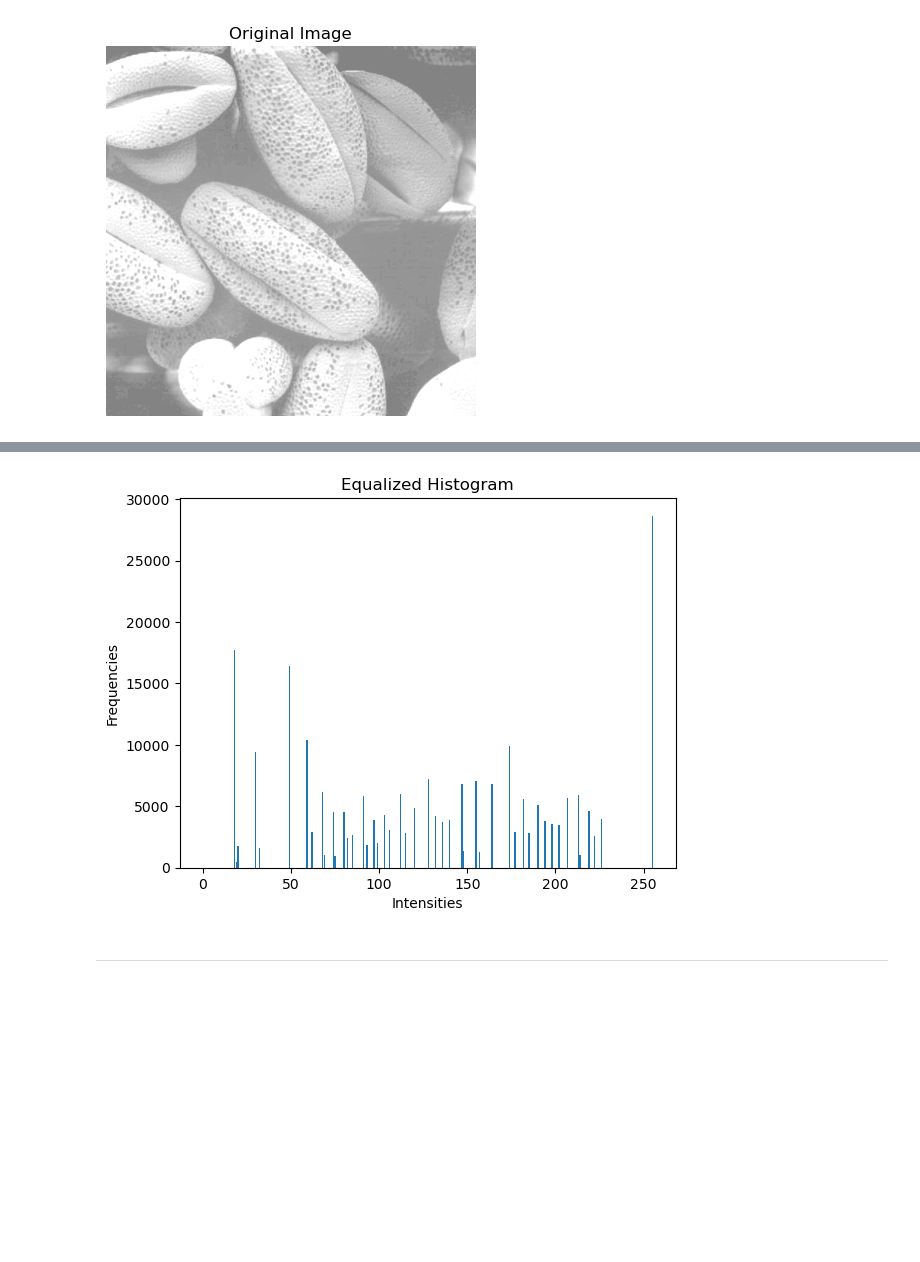
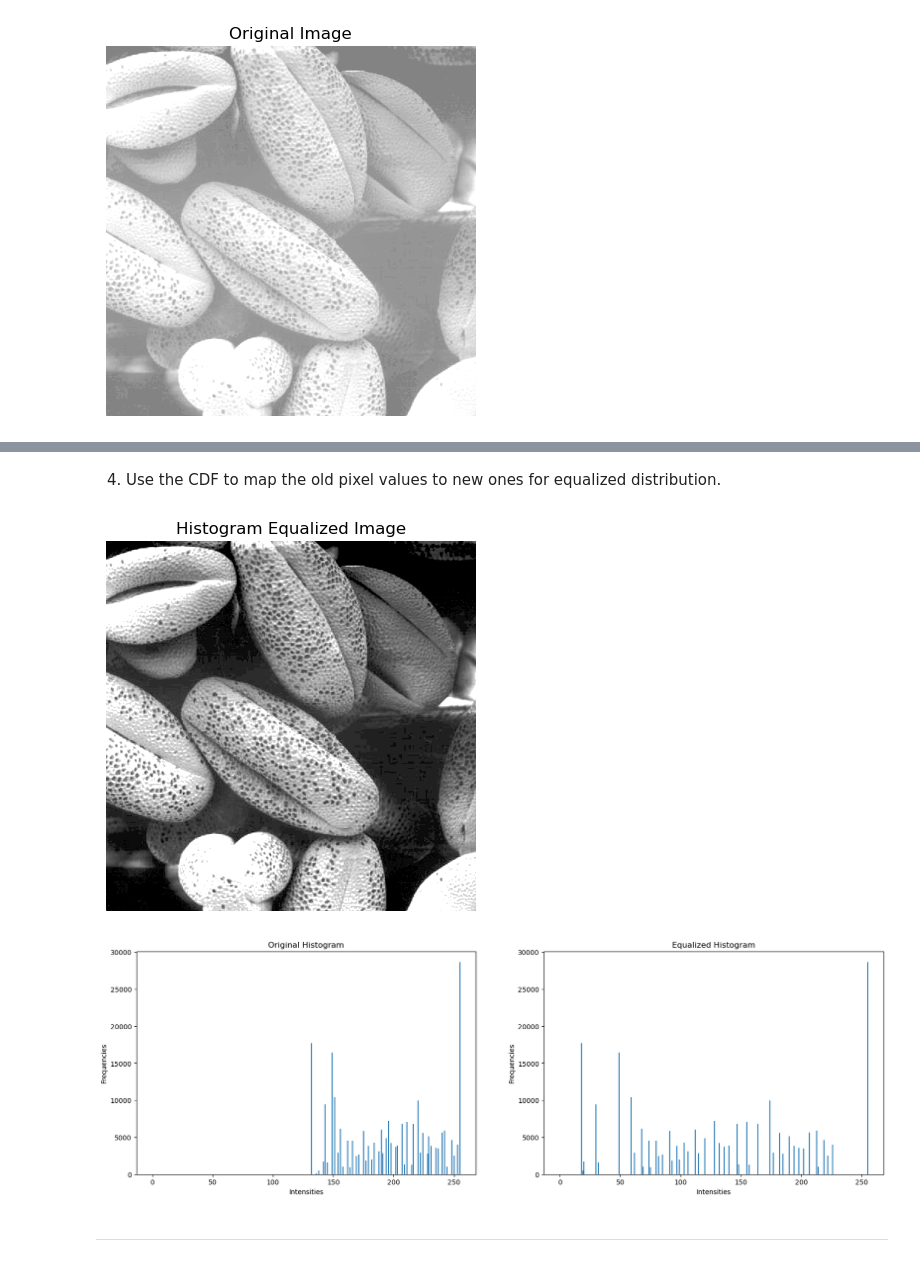
Before and after one commit to qazimsajjad/Advance-Digital-Image-Processing-Spring-2024, a Jupyter notebook: Week03/Week03-02.ipynb, the cells around one changed output, grey strips where cells are left out. Saved outputs shown, nothing was run; the diff lists cells and outputs as text; code cells hidden in the pictures; blank space fills up the shorter version.

```diff
--- a/Week03/Week03-02.ipynb
+++ b/Week03/Week03-02.ipynb
@@ -173,0 +189,5 @@ plt.show();
+# %%
+img_flatten = img.flatten()
+freq = np.zeros((256))
+for i in img_flatten:
+    freq[i] = freq[i] + 1
@@ -174,2 +196,2 @@ plt.show();
 # %%
-pixels, freq = freq_counter(img);
+pdf = freq/len(img_flatten);
@@ -176,3 +200,7 @@ pixels, freq = freq_counter(img);
 # %%
-total_pix = img.size;
+cdf = np.zeros_like(pdf);
+for i in range(len(pdf)):
+    cdf[i] = sum(pdf[:i+1])
+# %% [markdown]
+4. Use the CDF to map the old pixel values to new ones for equalized distribution.
 # %%
@@ -180,2 +211,0 @@ pdf =freq/total_pix
-# %%
-cdf = np.cumsum(pdf)
@@ -186,10 +212,30 @@ norm_cdf = np.round(cdf*255);
+# %%
+### Display the Histogram Equalized Image
+
+plt.imshow(equalized_img, 'gray');
+plt.title("Histogram Equalized Image");
+plt.axis('off');
+plt.show();
+# %% [output]
+[figure, added]
 # %%
-plt.bar(norm_cdf, freq);
+## Show Equalized Histogram
+
+fig = plt.figure(figsize=(20,6));
+
+plt.subplot(1,2,1);
+plt.bar(np.arange(256), freq);
+plt.xlabel('Intensities');
+plt.ylabel('Frequencies');
+plt.title("Original Histogram");
+
+plt.subplot(1,2,2);
+plt.bar(np.round(cdf*255), freq);
 plt.xlabel('Intensities');
 plt.ylabel('Frequencies');
 plt.title("Equalized Histogram");
 plt.show();
 # %% [output]
-[figure, old version]
+[figure, new version]
 # %% [markdown]
 ----
```
Also changed, not shown: parts of 19 cells of this notebook, 18 other files.
